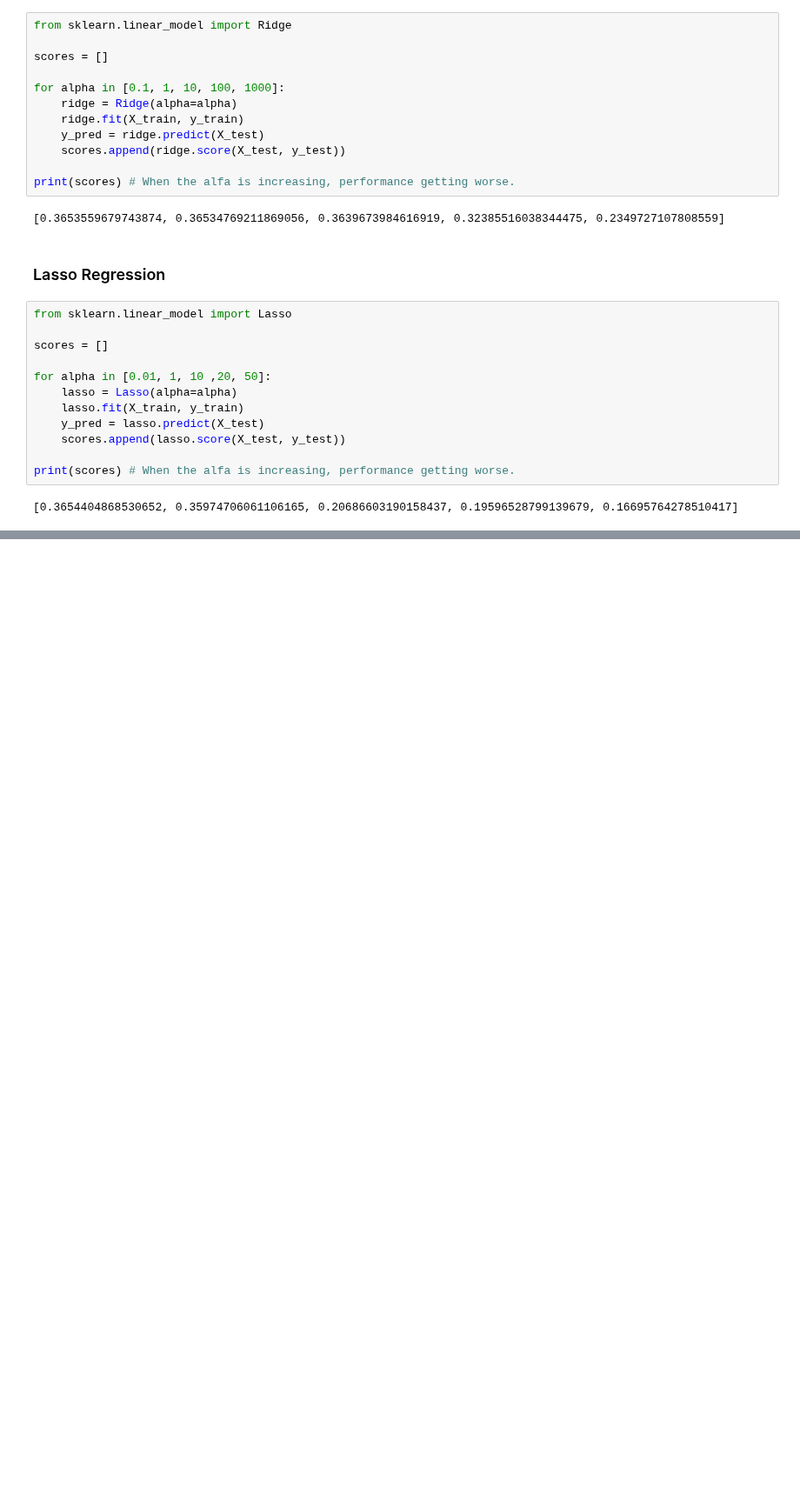
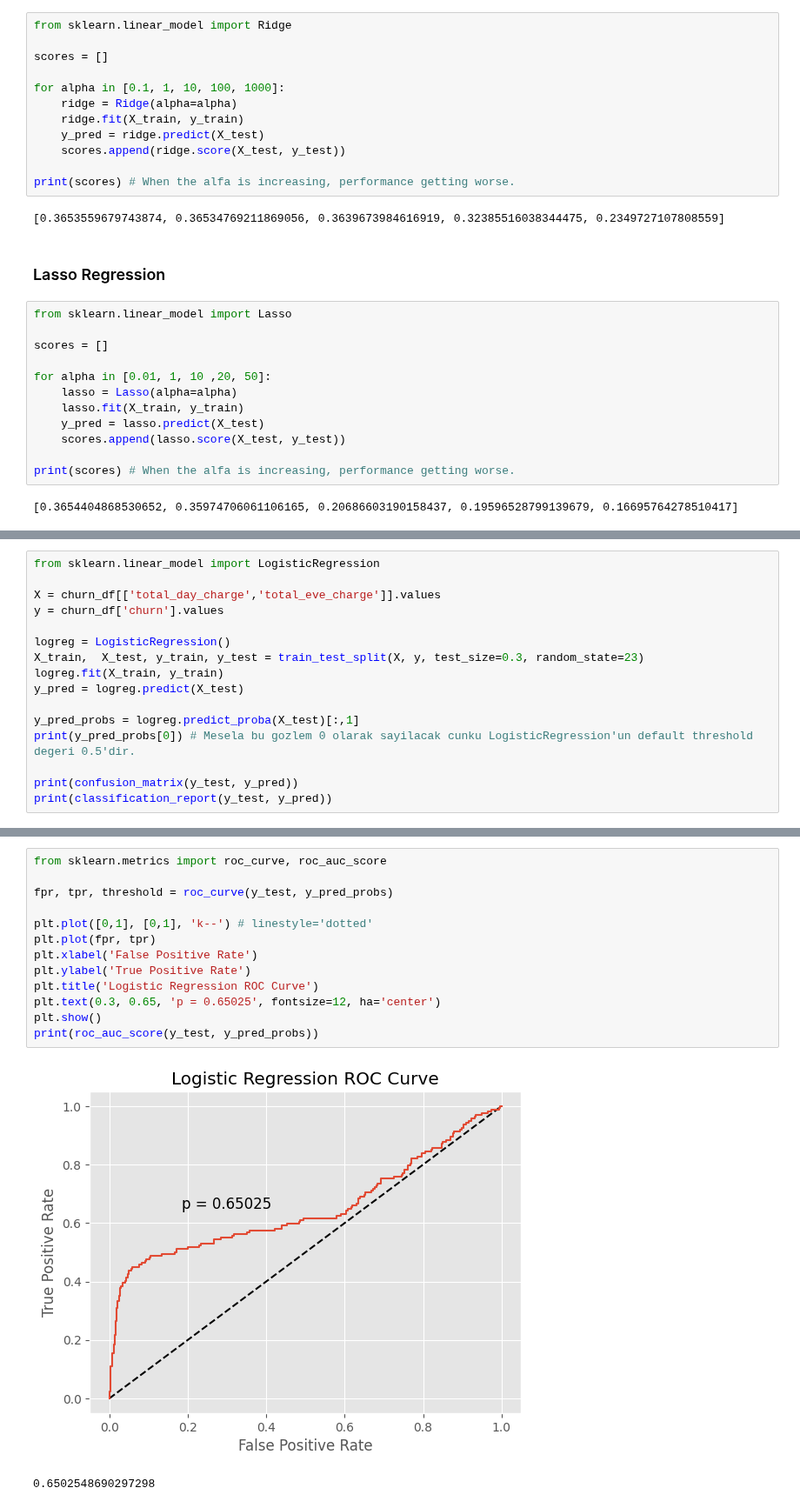
Before and after one commit to umutky/datascience_repo, a Jupyter notebook: ml_scikitlearn.ipynb, the cells around one changed output, grey strips where cells are left out. Shown at 87% size. Saved outputs shown, nothing was run; the diff lists cells and outputs as text; blank space fills up the shorter version.

```diff
--- a/ml_scikitlearn.ipynb
+++ b/ml_scikitlearn.ipynb
@@ -246,0 +306,16 @@ plt.show()
+# %%
+from sklearn.linear_model import LogisticRegression
+
+X = churn_df[['total_day_charge','total_eve_charge']].values
+y = churn_df['churn'].values
+
+logreg = LogisticRegression()
+X_train,  X_test, y_train, y_test = train_test_split(X, y, test_size=0.3, random_state=23)
+logreg.fit(X_train, y_train)
+y_pred = logreg.predict(X_test)
+
+y_pred_probs = logreg.predict_proba(X_test)[:,1]
+print(y_pred_probs[0]) # Mesela bu gozlem 0 olarak sayilacak cunku LogisticRegression'un default threshold degeri 0.5'dir.
+
+print(confusion_matrix(y_test, y_pred))
+print(classification_report(y_test, y_pred))
@@ -246,0 +334,16 @@ plt.show()
+# %%
+from sklearn.metrics import roc_curve, roc_auc_score
+
+fpr, tpr, threshold = roc_curve(y_test, y_pred_probs)
+
+plt.plot([0,1], [0,1], 'k--') # linestyle='dotted'
+plt.plot(fpr, tpr)
+plt.xlabel('False Positive Rate')
+plt.ylabel('True Positive Rate')
+plt.title('Logistic Regression ROC Curve')
+plt.text(0.3, 0.65, 'p = 0.65025', fontsize=12, ha='center')
+plt.show()
+print(roc_auc_score(y_test, y_pred_probs))
+# %% [output]
+[figure, added]
+0.6502548690297298
```
Also changed, not shown: parts of 19 cells of this notebook.
